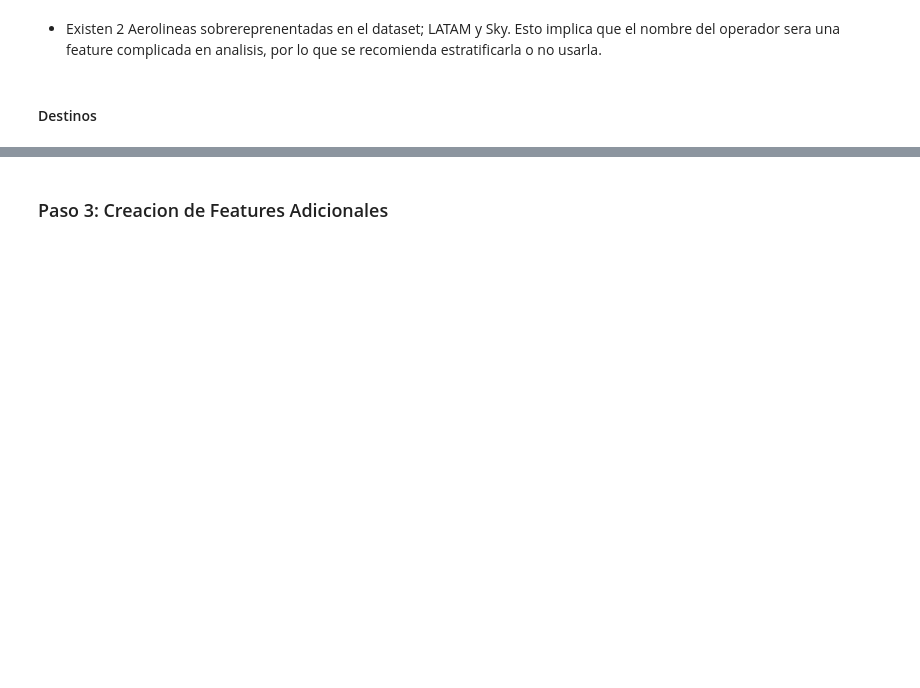
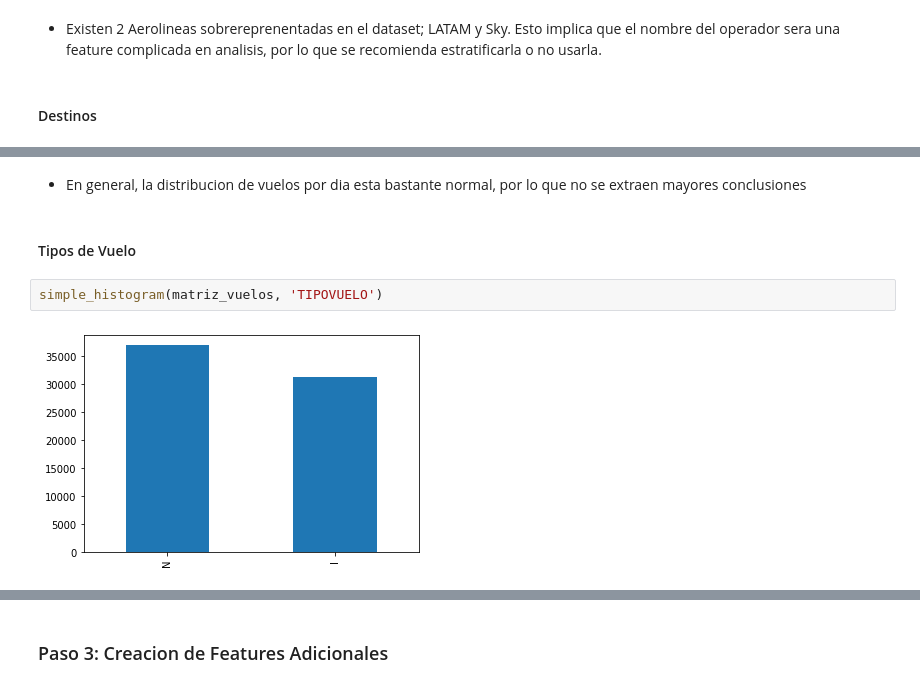
Before and after one commit to razorhedge/latam-ds-challenge, a Jupyter notebook: Notebooks/solution.ipynb, the cells around one changed output, grey strips where cells are left out. Cells and saved outputs as stored; diff of their text form; blank space fills up the shorter version.

```diff
--- a/Notebooks/solution.ipynb
+++ b/Notebooks/solution.ipynb
@@ -84,0 +109,8 @@ matriz_vuelos['Des-O'].value_counts().plot.bar()
+# %% [markdown]
+* En general, la distribucion de vuelos por dia esta bastante normal, por lo que no se extraen mayores conclusiones
+# %% [markdown]
+#### Tipos de Vuelo
+# %%
+simple_histogram(matriz_vuelos, 'TIPOVUELO')
+# %% [output]
+[figure, added]
```
Also changed, not shown: parts of 22 cells of this notebook, 2 other files.
